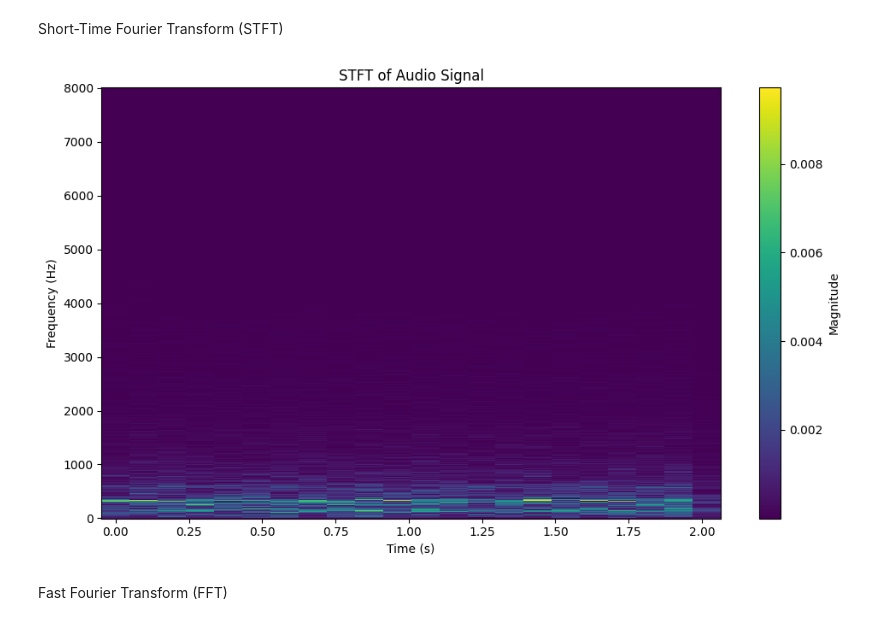
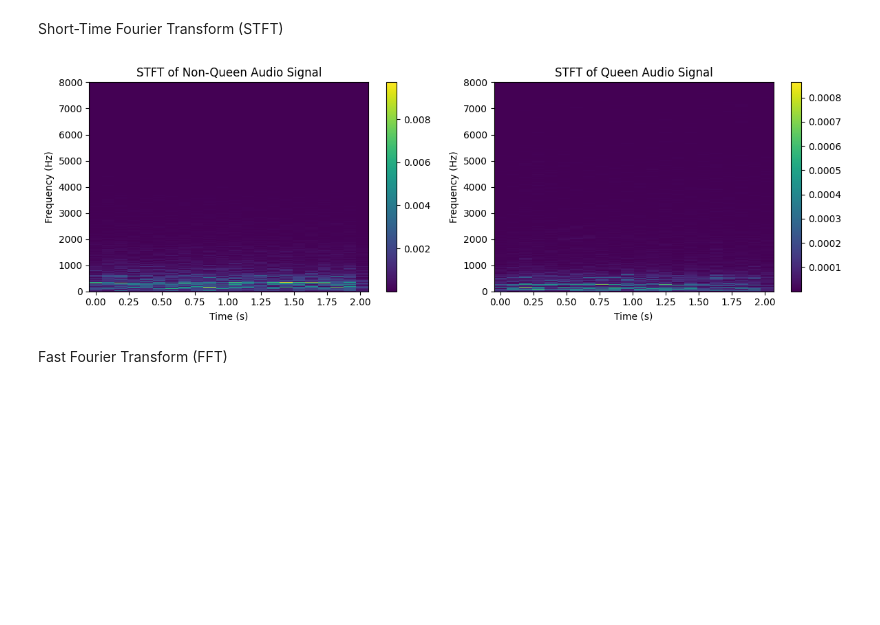
Before and after one commit to dinhgia2106/Queenless-SoundData, a Jupyter notebook: Feature_Extraction/feature_extraction.ipynb, the cells around one changed output. Cells and saved outputs as stored; diff of their text form; code cells hidden in the pictures; blank space fills up the shorter version.

```diff
--- a/Feature_Extraction/feature_extraction.ipynb
+++ b/Feature_Extraction/feature_extraction.ipynb
@@ -171,32 +189,43 @@ def compute_stft(signal_in, sample_rate, window_size=2048, hop_size=512, window_
     f, t, Zxx = stft(signal_in, fs=sample_rate, window=window, nperseg=window_size, noverlap=hop_size)
 
     return f, t, Zxx
-# %%
-def plot_stft(f, t, Zxx):
-    """
-    Hàm để vẽ biểu đồ STFT (Time-Frequency Spectrogram).
-
-    Args:
-    - f: Tần số
-    - t: Thời gian
-    - Zxx: Kết quả STFT
-    """
-    plt.figure(figsize=(10, 6))
-    plt.pcolormesh(t, f, np.abs(Zxx), shading='auto')  # Vẽ phổ tần số theo thời gian
-    plt.title('STFT of Audio Signal')
-    plt.xlabel('Time (s)')
-    plt.ylabel('Frequency (Hz)')
-    plt.colorbar(label='Magnitude')
-    plt.tight_layout()
-    plt.show()
-
-signal_in, sr = librosa.load(audio_path, sr=None)
-
-f, t, Zxx = compute_stft(signal_in, sr)
-
-plot_stft(f, t, Zxx)
-# %% [output]
-[figure, removed]
+# %%
+def plot_stft_side_by_side(f_nonqueen, t_nonqueen, Zxx_nonqueen, f_queen, t_queen, Zxx_queen):
+    """
+    Hàm để vẽ biểu đồ STFT (Time-Frequency Spectrogram).
+
+    Args:
+    - f: Tần số
+    - t: Thời gian
+    - Zxx: Kết quả STFT
+    """
+    fig, (ax1, ax2) = plt.subplots(1, 2, figsize=(12, 4))
+
+    cax1 = ax1.pcolormesh(t_nonqueen, f_nonqueen, np.abs(Zxx_nonqueen), shading='auto')
+    fig.colorbar(cax1, ax=ax1)
+    ax1.set_title('STFT of Non-Queen Audio Signal')
+    ax1.set_xlabel('Time (s)')
+    ax1.set_ylabel('Frequency (Hz)')
+
+    # Plot STFT for Queen signal
+    cax2 = ax2.pcolormesh(t_queen, f_queen, np.abs(Zxx_queen), shading='auto')
+    fig.colorbar(cax2, ax=ax2)
+    ax2.set_title('STFT of Queen Audio Signal')
+    ax2.set_xlabel('Time (s)')
+    ax2.set_ylabel('Frequency (Hz)')
+
+    plt.tight_layout()
+    plt.show()
+
+signal_in_nonqueen, sr_nonqueen = librosa.load(audio_path, sr=None)
+signal_in_queen, sr_queen = librosa.load(audio_path_queen, sr=None)
+
+f_nonqueen, t_nonqueen, Zxx_nonqueen = compute_stft(signal_in_nonqueen, sr_nonqueen)
+
+f_queen, t_queen, Zxx_queen = compute_stft(signal_in_queen, sr_queen)
+plot_stft_side_by_side(f_nonqueen, t_nonqueen, Zxx_nonqueen, f_queen, t_queen, Zxx_queen)
+# %% [output]
+[figure, added]
 # %% [markdown]
 Fast Fourier Transform (FFT)
 # %%
```
Also changed, not shown: parts of 7 cells of this notebook.
